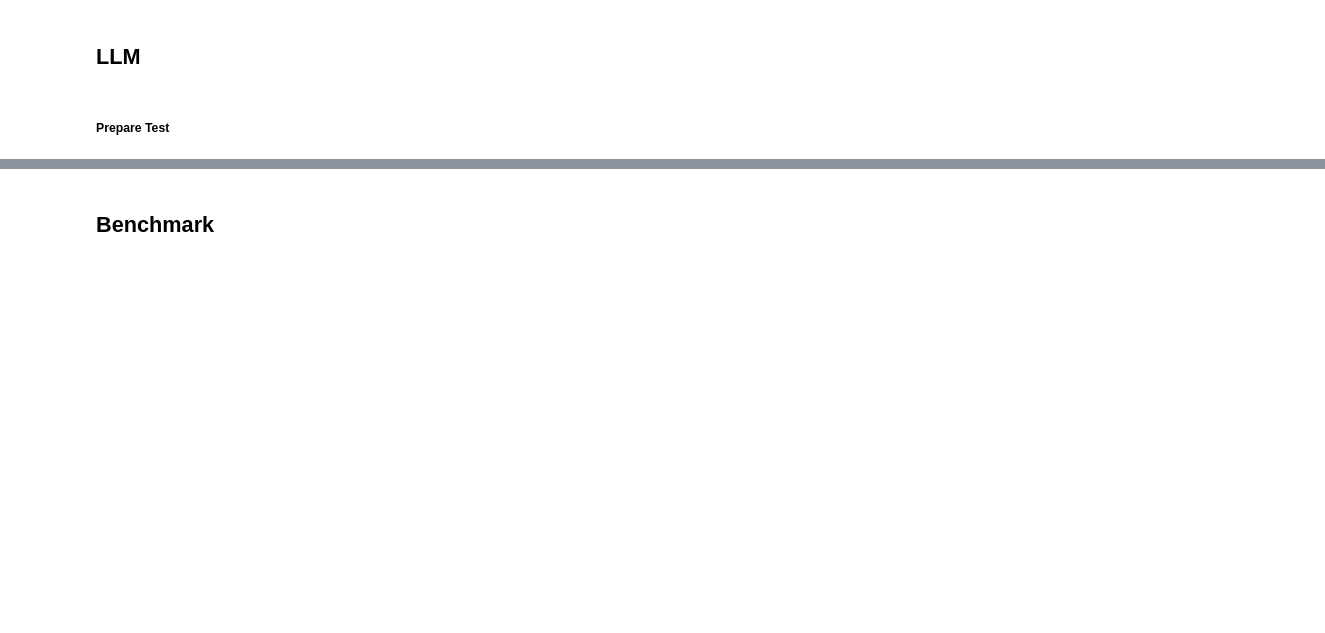
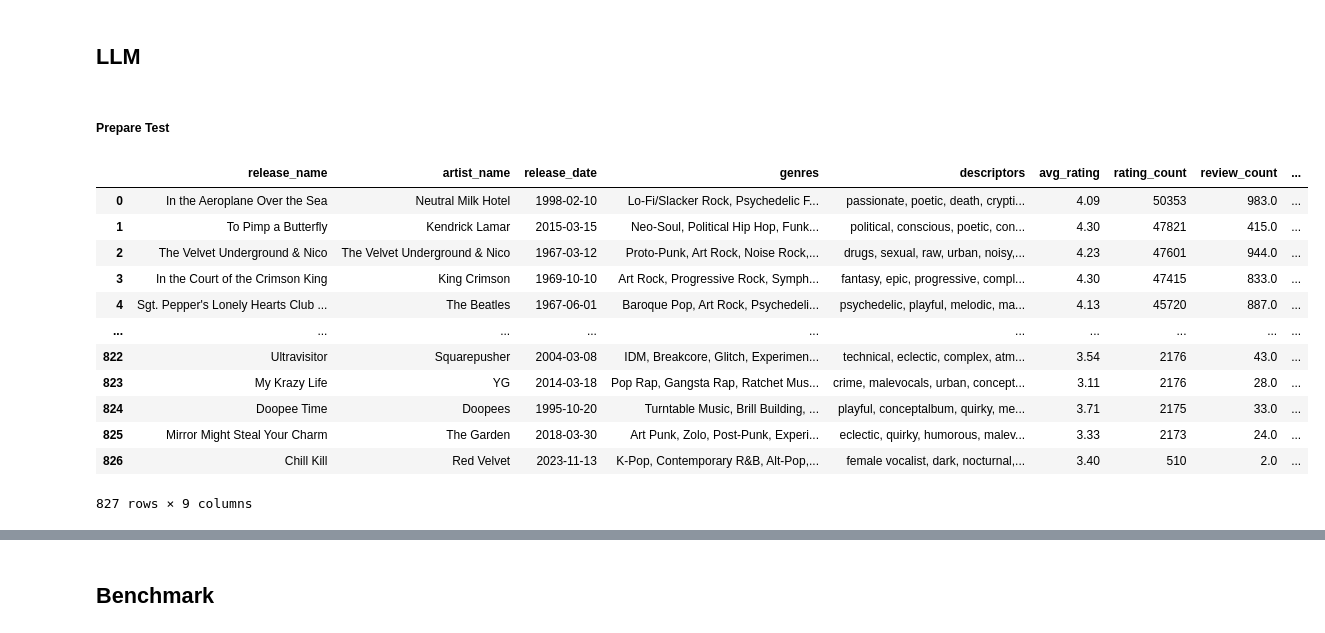
Before and after one commit to Dennis-H1/Function-Calling-LLMs, a Jupyter notebook: main.ipynb, the cells around one changed output, grey strips where cells are left out. Drawn from its saved outputs; the diff is of its cells as text; code cells hidden in the pictures; blank space fills up the shorter version.

```diff
--- a/main.ipynb
+++ b/main.ipynb
@@ -991,11 +983,28 @@ def chat(conversation:Conversation, model:str, functions:tuple, temperature:floa
 # %%
 all_functions = [top_streamed_songs, songs_by_release_date, songs_by_longest_duration,
                  albums_by_artist, songs_by_danceability_explicitness, filter_albums_by_date_range,
                  albums_by_genres2, albums_by_date_and_genres, high_rated_albums,
                  songs_by_danceability_explicitness_speechiness, top_streamed_songs_by_artist_date,
                  unique_albums, albums_by_year_genres_and_descriptors, high_rated_reviewed_albums,
                  top_streamed_songs_by_artist_date_range, speechiness_songs, instrumental_songs,
                  albums_by_dates_genres_rating, high_rated_reviewed_albums_by_date]
+
+pd.DataFrame(unique_albums(genres_threshold=5,
+             artist_count_threshold=1, max_rating_threshold=5))
+# %% [output]
+|  | release_name | artist_name | release_date | genres | descriptors | avg_rating | rating_count | review_count | ... |
+| 0 | In the Aeroplane Over the Sea | Neutral Milk Hotel | 1998-02-10 | Lo-Fi/Slacker Rock, Psychedelic F... | passionate, poetic, death, crypti... | 4.09 | 50353 | 983.0 | ... |
+| 1 | To Pimp a Butterfly | Kendrick Lamar | 2015-03-15 | Neo-Soul, Political Hip Hop, Funk... | political, conscious, poetic, con... | 4.30 | 47821 | 415.0 | ... |
+| 2 | The Velvet Underground & Nico | The Velvet Underground & Nico | 1967-03-12 | Proto-Punk, Art Rock, Noise Rock,... | drugs, sexual, raw, urban, noisy,... | 4.23 | 47601 | 944.0 | ... |
+| 3 | In the Court of the Crimson King | King Crimson | 1969-10-10 | Art Rock, Progressive Rock, Symph... | fantasy, epic, progressive, compl... | 4.30 | 47415 | 833.0 | ... |
+| 4 | Sgt. Pepper's Lonely Hearts Club ... | The Beatles | 1967-06-01 | Baroque Pop, Art Rock, Psychedeli... | psychedelic, playful, melodic, ma... | 4.13 | 45720 | 887.0 | ... |
+| ... | ... | ... | ... | ... | ... | ... | ... | ... | ... |
+| 822 | Ultravisitor | Squarepusher | 2004-03-08 | IDM, Breakcore, Glitch, Experimen... | technical, eclectic, complex, atm... | 3.54 | 2176 | 43.0 | ... |
+| 823 | My Krazy Life | YG | 2014-03-18 | Pop Rap, Gangsta Rap, Ratchet Mus... | crime, malevocals, urban, concept... | 3.11 | 2176 | 28.0 | ... |
+| 824 | Doopee Time | Doopees | 1995-10-20 | Turntable Music, Brill Building, ... | playful, conceptalbum, quirky, me... | 3.71 | 2175 | 33.0 | ... |
+| 825 | Mirror Might Steal Your Charm | The Garden | 2018-03-30 | Art Punk, Zolo, Post-Punk, Experi... | eclectic, quirky, humorous, malev... | 3.33 | 2173 | 24.0 | ... |
+| 826 | Chill Kill | Red Velvet | 2023-11-13 | K-Pop, Contemporary R&B, Alt-Pop,... | female vocalist, dark, nocturnal,... | 3.40 | 510 | 2.0 | ... |
+827 rows × 9 columns
 # %%
 from itertools import zip_longest
 
```
Also changed, not shown: parts of 2 cells of this notebook, 3 other files.
